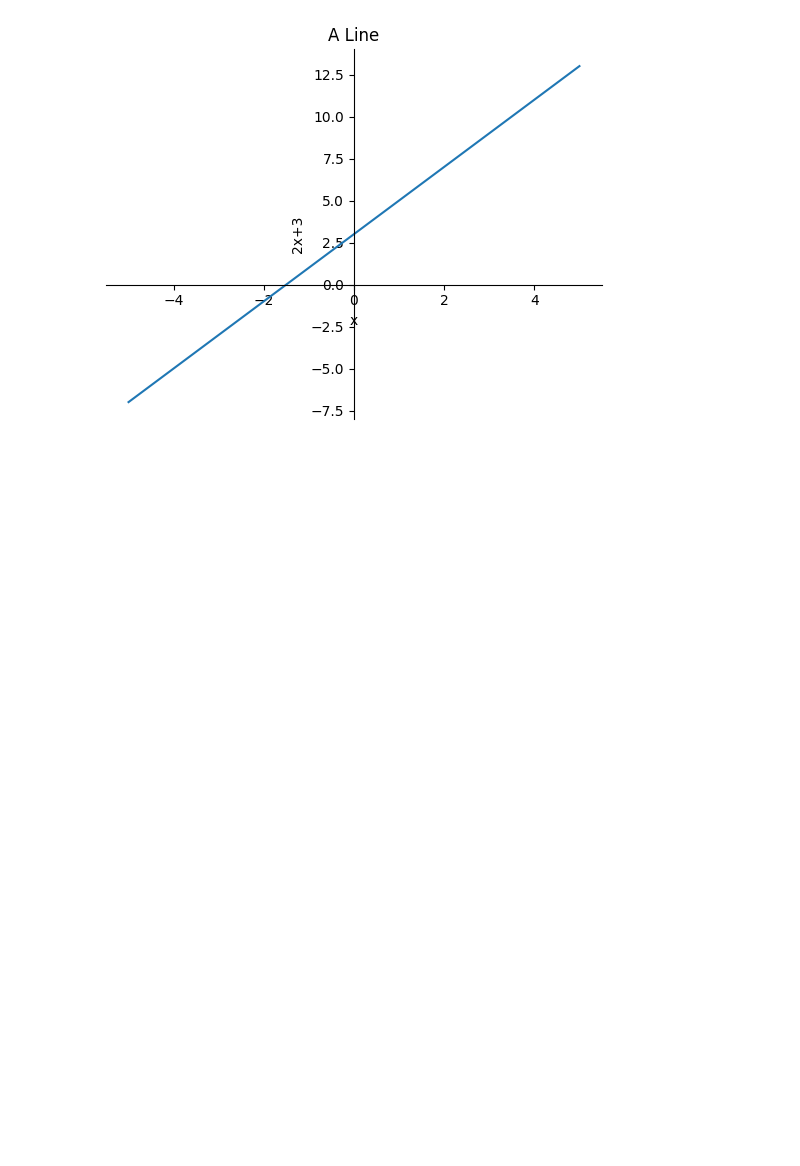
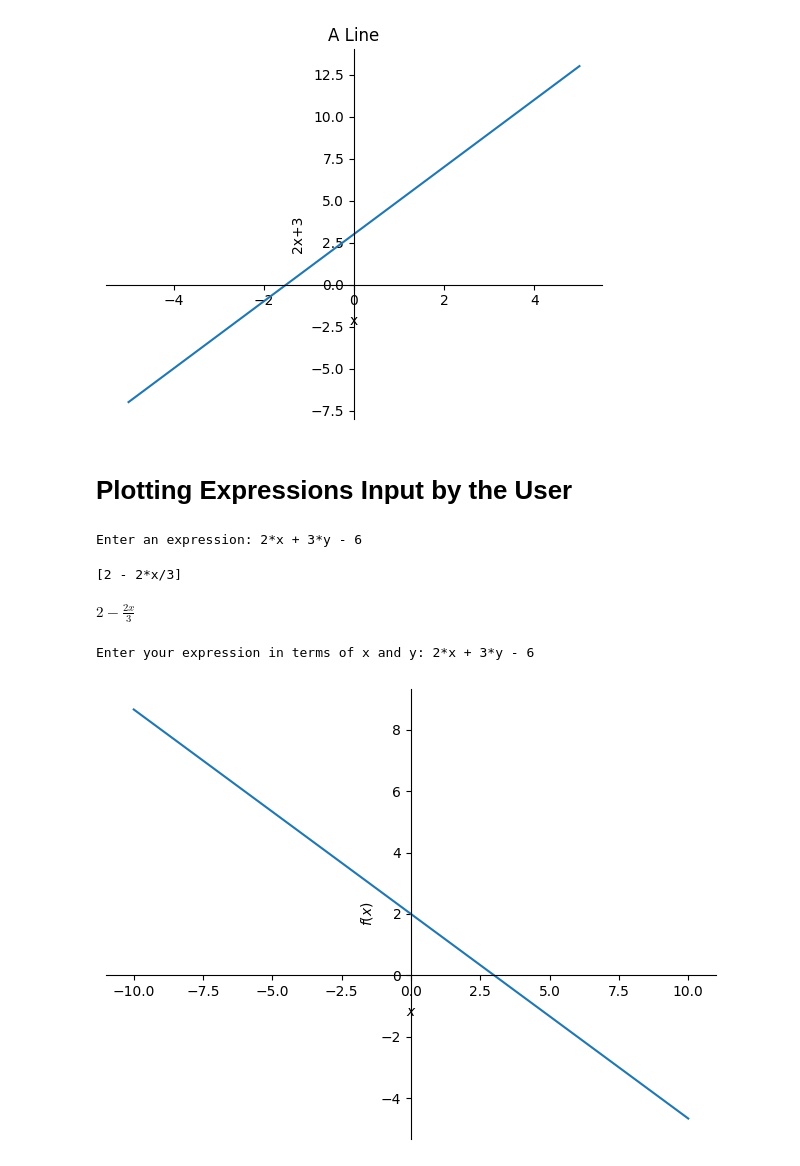
Before and after one commit to Saifullah785/doing-math-with-python-notes, a Jupyter notebook: Chapter_04_Algebra_and_Symbolic_Math_with_Sympy/Chapter_04_Algebra_and_Symbolic_Math_with_Sympy.ipynb, the cells around one changed output. Drawn from its saved outputs; the diff is of its cells as text; code cells hidden in the pictures; blank space fills up the shorter version.

Commit message:
Created using Colab while completing chapter 04 Algebra and Symbolic math with sympy. The topics covered on the last day are Plotting Expressions Input by the User, and Plotting Multiple Functions

```diff
--- a/Chapter_04_Algebra_and_Symbolic_Math_with_Sympy/Chapter_04_Algebra_and_Symbolic_Math_with_Sympy.ipynb
+++ b/Chapter_04_Algebra_and_Symbolic_Math_with_Sympy/Chapter_04_Algebra_and_Symbolic_Math_with_Sympy.ipynb
@@ -606,3 +606,67 @@ p = plot(2*x + 3, (x, -5, 5), title='A Line', xlabel='x', ylabel= '2x+3', show=F
 p.save('line.png')
 # %% [output]
 [figure]
+# %% [markdown]
+# **Plotting Expressions Input by the User**
+# %%
+from sympy import sympify, Symbol, solve
+
+# Prompt the user to enter a mathematical expression
+expr  = input('Enter an expression: ')
+
+# Convert the input string to a SymPy expression
+expr = sympify(expr)
+
+# Define a symbolic variable y
+y  = Symbol('y')
+
+# Solve the expression for y
+solve(expr, y)
+# %% [output]
+Enter an expression: 2*x + 3*y - 6
+[2 - 2*x/3]
+# %%
+# Solve the expression for y and store the solution
+solution = solve(expr, 'y')
+# Extract the first solution for y
+expr_y = solution[0]
+# Display the expression with y isolated
+expr_y
+# %% [output]
+$\displaystyle 2 - \frac{2 x}{3}$
+# %%
+'''
+Plot the graph of an input expression
+
+'''
+from sympy import Symbol, sympify, solve
+from sympy.plotting import plot
+from sympy.core.sympify import SympifyError # Import SympifyError to handle invalid input
+
+def plot_expression(expr):
+  # Define y as a symbolic variable
+  y = Symbol('y')
+  # Solve the expression for y in terms of x
+  solution = solve(expr, 'y')
+  # Get the first solution for y
+  expr_y = solution[0]
+  # Plot the expression with y isolated
+  plot(expr_y)
+
+  # return expr_y # This line is commented out as it is not used in the current logic
+
+if __name__ == '__main__':
+  # Prompt the user to enter a mathematical expression in terms of x and y
+  expr = input('Enter your expression in terms of x and y: ')
+  try:
+    # Attempt to convert the input string to a SymPy expression
+    expr = sympify(expr)
+  except SympifyError:
+    # Handle the case where the input is not a valid mathematical expression
+    print('Invalid input')
+  else:
+    # If the conversion is successful, call the plot_expression function
+    plot_expression(expr)
+# %% [output]
+Enter your expression in terms of x and y: 2*x + 3*y - 6
+[figure, added]
```
Also changed, not shown: parts of 3 cells of this notebook.
